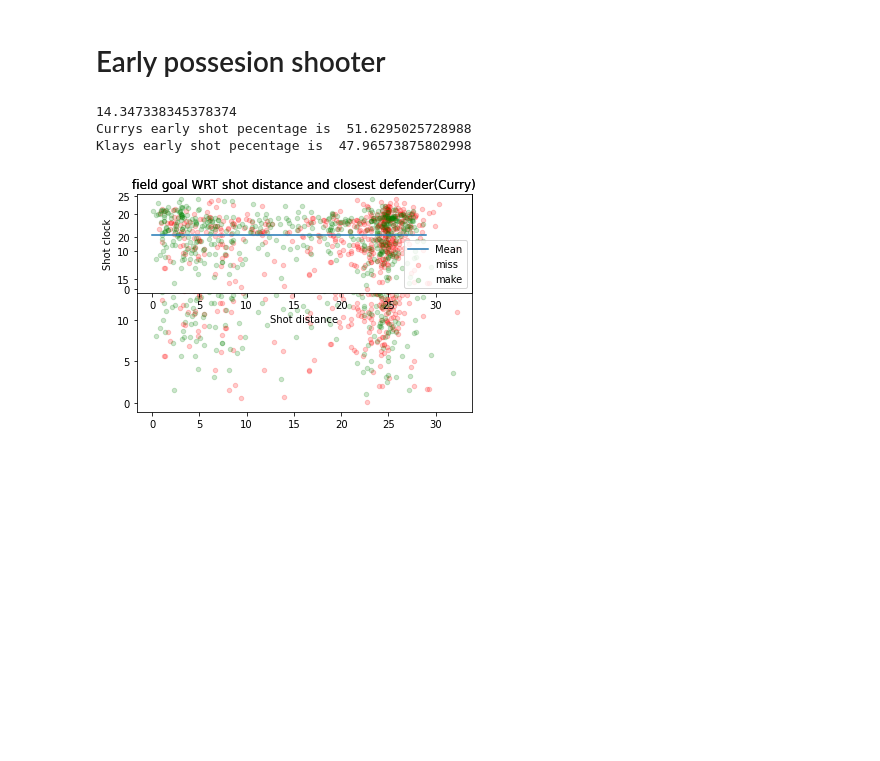
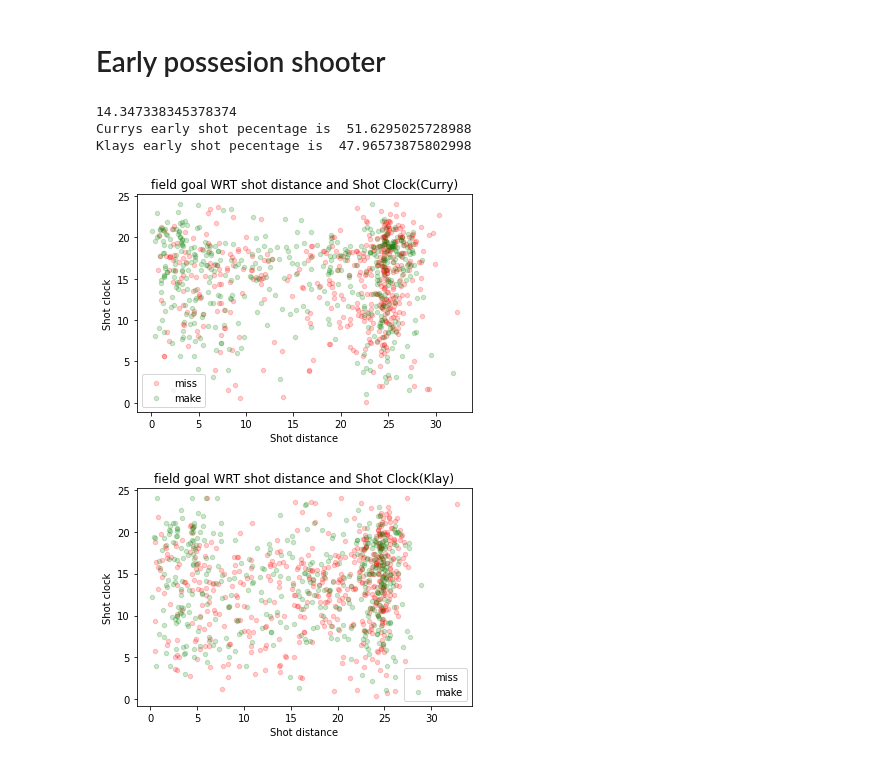
Before and after one commit to hari9-9/Basketball-analysis, a Jupyter notebook: data.ipynb, the cells around one changed output. Cells and saved outputs as stored; diff of their text form; code cells hidden in the pictures; blank space fills up the shorter version.

Commit message:
subplot

```diff
--- a/data.ipynb
+++ b/data.ipynb
@@ -51,38 +51,48 @@ k_shotclk=klay_data['SHOT_CLOCK'].mean()
 avg_shotclk=(c_shotclk+k_shotclk)/2
 print(avg_shotclk)
 curry_data_3pt=curry_data[curry_data['SHOT_CLOCK']>=avg_shotclk]
 count_makes_curry=len(curry_data_3pt[curry_data_3pt['FGM']==1])
 count_misses_curry=len(curry_data_3pt[curry_data_3pt['FGM']==0])
 fgm_percentage_curry=(count_makes_curry/(count_makes_curry+count_misses_curry))*100
 print("Currys early shot pecentage is ",fgm_percentage_curry)
 klay_data_3pt=klay_data[klay_data['SHOT_CLOCK']>=avg_shotclk]
 count_makes_klay=len(klay_data_3pt[klay_data_3pt['FGM']==1])
 count_misses_klay=len(klay_data_3pt[klay_data_3pt['FGM']==0])
 fgm_percentage_klay=(count_makes_klay/(count_makes_klay+count_misses_klay))*100
 print("Klays early shot pecentage is ",fgm_percentage_klay)
 if fgm_percentage_curry>fgm_percentage_klay:
     merits['early possesion shooter:']=['Stephen Curry',fgm_percentage_curry,fgm_percentage_klay]
 else:
     merits['early possesion shooter:']=['Klay Thompson',fgm_percentage_curry,fgm_percentage_klay]
 avg=[avg_shotclk]*30
 avgx=list(range(0, 30))
 fig = plt.figure()
 ax = fig.add_subplot(1,1,1)
-plt.title('field goal WRT shot distance and closest defender(Curry)')
+
+
+plt.title('field goal WRT shot distance and Shot Clock(Curry)')
 ax.scatter(plot_miss_curry['SHOT_DIST'],plot_miss_curry['SHOT_CLOCK'],color='red',label="miss",alpha=0.2,s=20)
 ax.scatter(plot_make_curry['SHOT_DIST'],plot_make_curry['SHOT_CLOCK'],color='green',label="make",alpha=0.2,s=20)
-ax.plot(avgx,avg, label='Mean')
-ax = fig.add_subplot(2,1,1)
-plt.title('field goal WRT shot distance and closest defender(Curry)')
-ax.scatter(plot_miss_curry['SHOT_DIST'],plot_miss_curry['SHOT_CLOCK'],color='red',label="miss",alpha=0.2,s=20)
-ax.scatter(plot_make_curry['SHOT_DIST'],plot_make_curry['SHOT_CLOCK'],color='green',label="make",alpha=0.2,s=20)
-ax.plot(avgx,avg, label='Mean')
+#ax[0,0].plot(avgx,avg, label='Mean')
 plt.xlabel('Shot distance')
 plt.ylabel('Shot clock')
 ax.legend()
 plt.show()
+fig = plt.figure()
+ax = fig.add_subplot(1,1,1)
+
+#plt.title('field goal WRT shot distance and closest defender(Klay)')
+ax.scatter(plot_miss_klay['SHOT_DIST'],plot_miss_klay['SHOT_CLOCK'],color='red',label="miss",alpha=0.2,s=20)
+ax.scatter(plot_make_klay['SHOT_DIST'],plot_make_klay['SHOT_CLOCK'],color='green',label="make",alpha=0.2,s=20)
+#ax[0,0].plot(avgx,avg, label='Mean')
+plt.title('field goal WRT shot distance and Shot Clock(Klay)')
+plt.xlabel('Shot distance')
+plt.ylabel('Shot clock')
+ax.legend()
+plt.show()
 # %% [output]
 14.347338345378374
 Currys early shot pecentage is  51.6295025728988
 Klays early shot pecentage is  47.96573875802998
-[figure, old version]
+[figure, new version]
+[figure, added]
```
Also changed, not shown: parts of 1 cell of this notebook.
